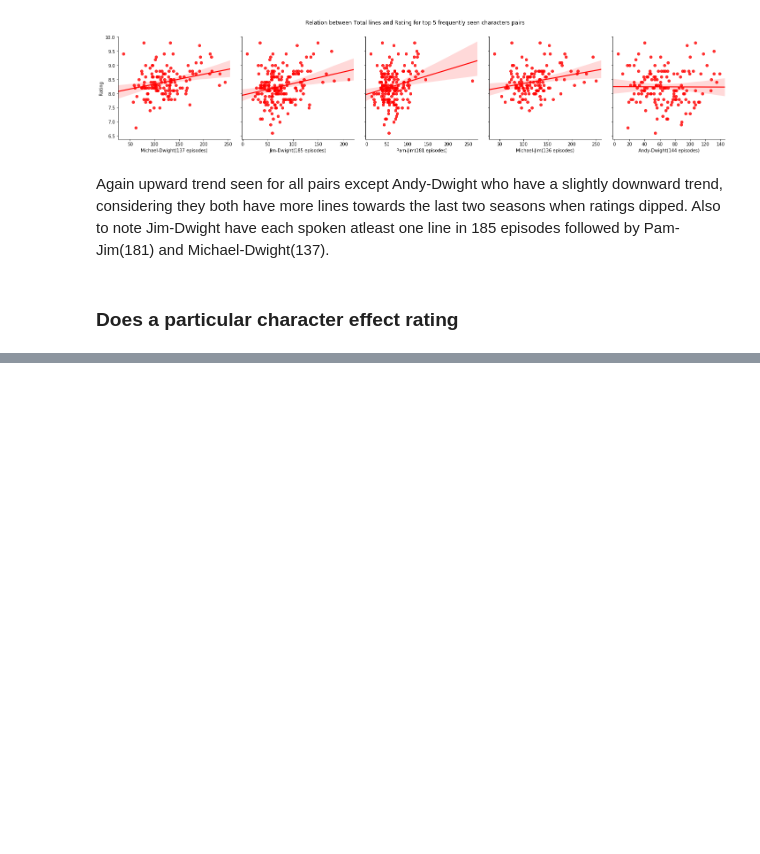
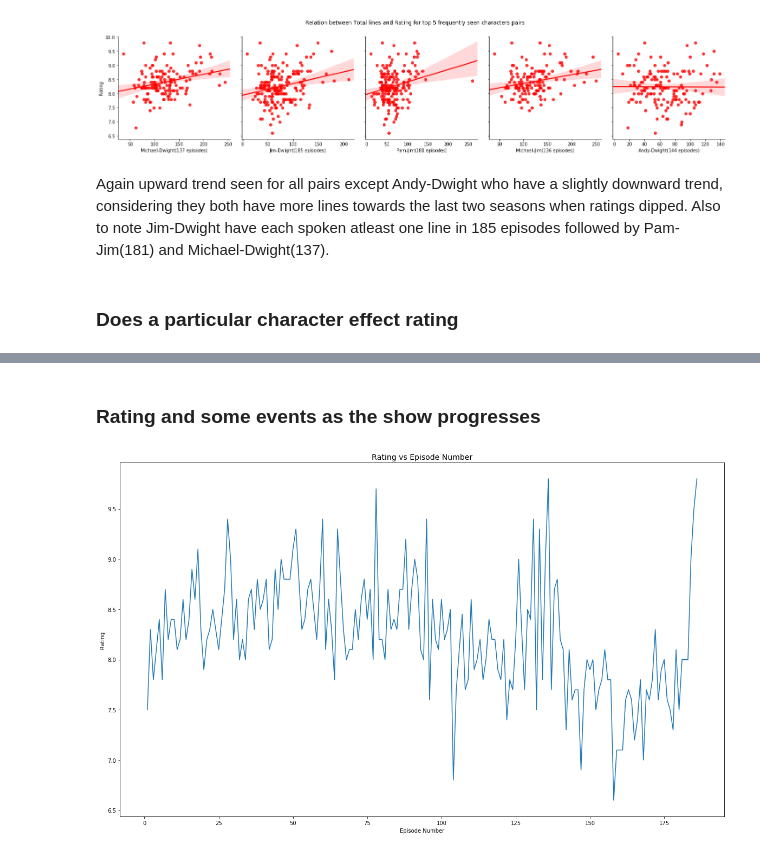
Before and after one commit to rameez471/The-Office-Dataset, a Jupyter notebook: EDA.ipynb, the cells around one changed output, grey strips where cells are left out. Drawn from its saved outputs; the diff is of its cells as text; code cells hidden in the pictures; blank space fills up the shorter version.

```diff
--- a/EDA.ipynb
+++ b/EDA.ipynb
@@ -1747,0 +1867,12 @@ Again upward trend seen for all pairs except Andy-Dwight who have a slightly dow
+# %% [markdown]
+### Rating and some events as the show progresses
+# %%
+plt.figure(figsize=(20,12))
+sns.lineplot(x='episode_no',y='Rating',data=df_ep)
+plt.xlabel('Episode Number')
+plt.ylabel('Rating')
+plt.title('Rating vs Episode Number',fontsize=14)
+plt.savefig('./Visualizations/Rating vs Episode Number.png')
+plt.show()
+# %% [output]
+[figure, added]
```
Also changed, not shown: parts of 19 cells of this notebook, 3 other files.
